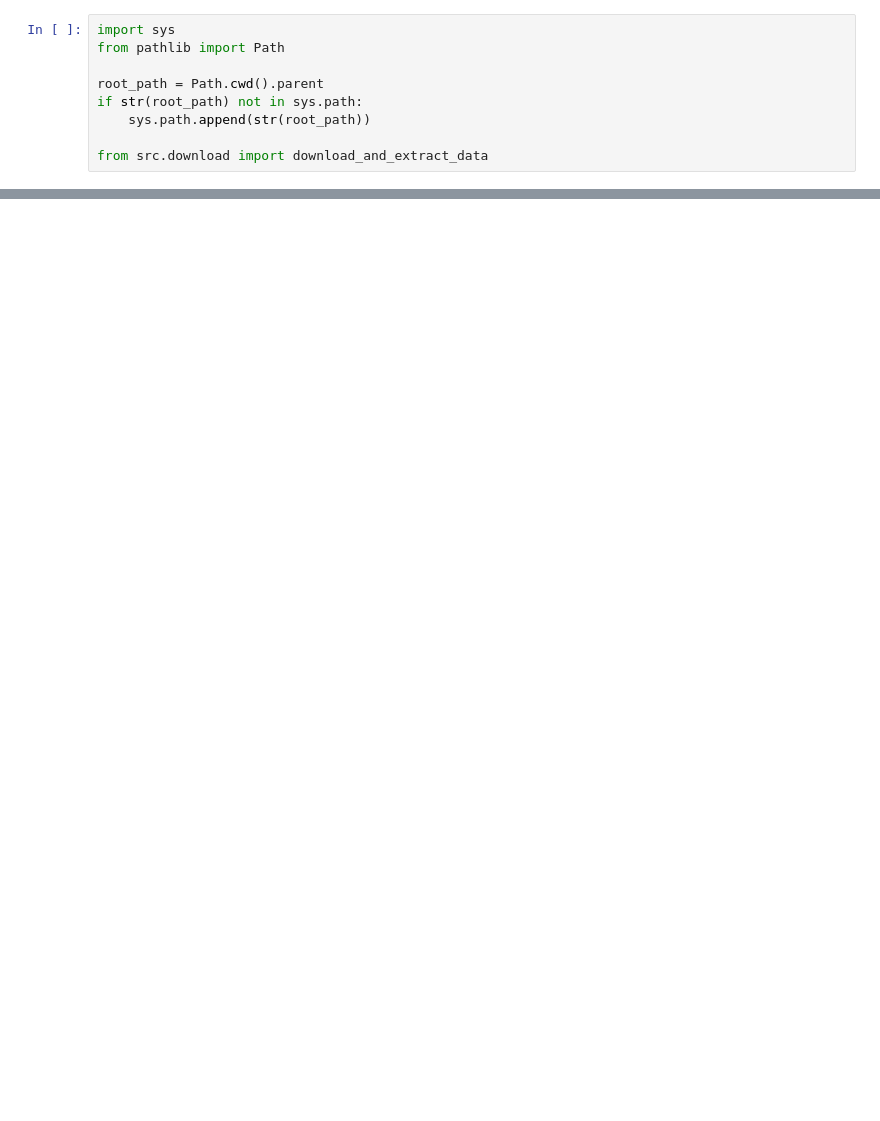
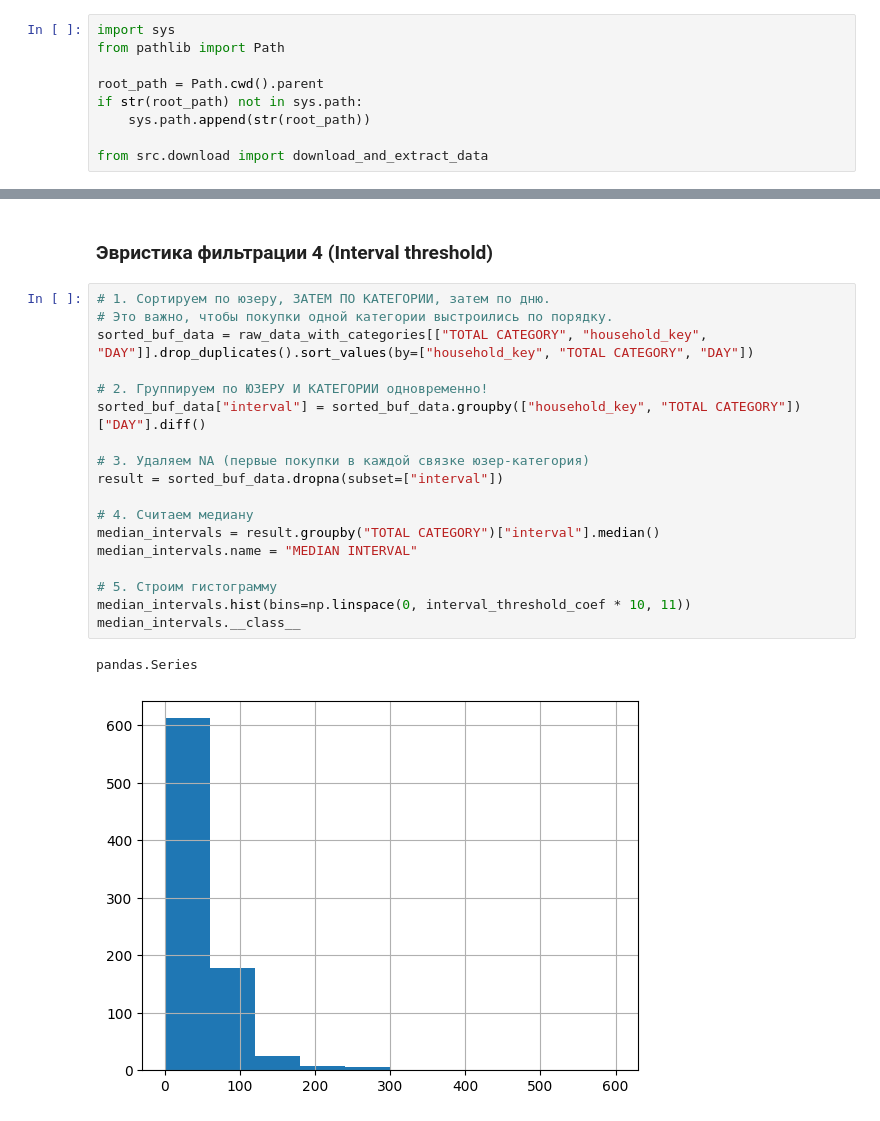
Before and after one commit to SanchukS/Course-Work-Spring-2026, a Jupyter notebook: notebooks/data-pipeline.ipynb, the cells around one changed output, grey strips where cells are left out. Saved outputs shown, nothing was run; the diff lists cells and outputs as text; blank space fills up the shorter version.

```diff
--- a/notebooks/data-pipeline.ipynb
+++ b/notebooks/data-pipeline.ipynb
@@ -30,0 +233,23 @@ Dataset URL: https://www.kaggle.com/datasets/frtgnn/dunnhumby-the-complete-journ
+# %% [markdown]
+### Эвристика фильтрации 4 (Interval threshold)
+# %%
+# 1. Сортируем по юзеру, ЗАТЕМ ПО КАТЕГОРИИ, затем по дню.
+# Это важно, чтобы покупки одной категории выстроились по порядку.
+sorted_buf_data = raw_data_with_categories[["TOTAL CATEGORY", "household_key", "DAY"]].drop_duplicates().sort_values(by=["household_key", "TOTAL CATEGORY", "DAY"])
+
+# 2. Группируем по ЮЗЕРУ И КАТЕГОРИИ одновременно!
+sorted_buf_data["interval"] = sorted_buf_data.groupby(["household_key", "TOTAL CATEGORY"])["DAY"].diff()
+
+# 3. Удаляем NA (первые покупки в каждой связке юзер-категория)
+result = sorted_buf_data.dropna(subset=["interval"])
+
+# 4. Считаем медиану
+median_intervals = result.groupby("TOTAL CATEGORY")["interval"].median()
+median_intervals.name = "MEDIAN INTERVAL"
+
+# 5. Строим гистограмму
+median_intervals.hist(bins=np.linspace(0, interval_threshold_coef * 10, 11))
+median_intervals.__class__
+# %% [output]
+pandas.Series
+[figure, added]
```
Also changed, not shown: parts of 45 cells of this notebook.
